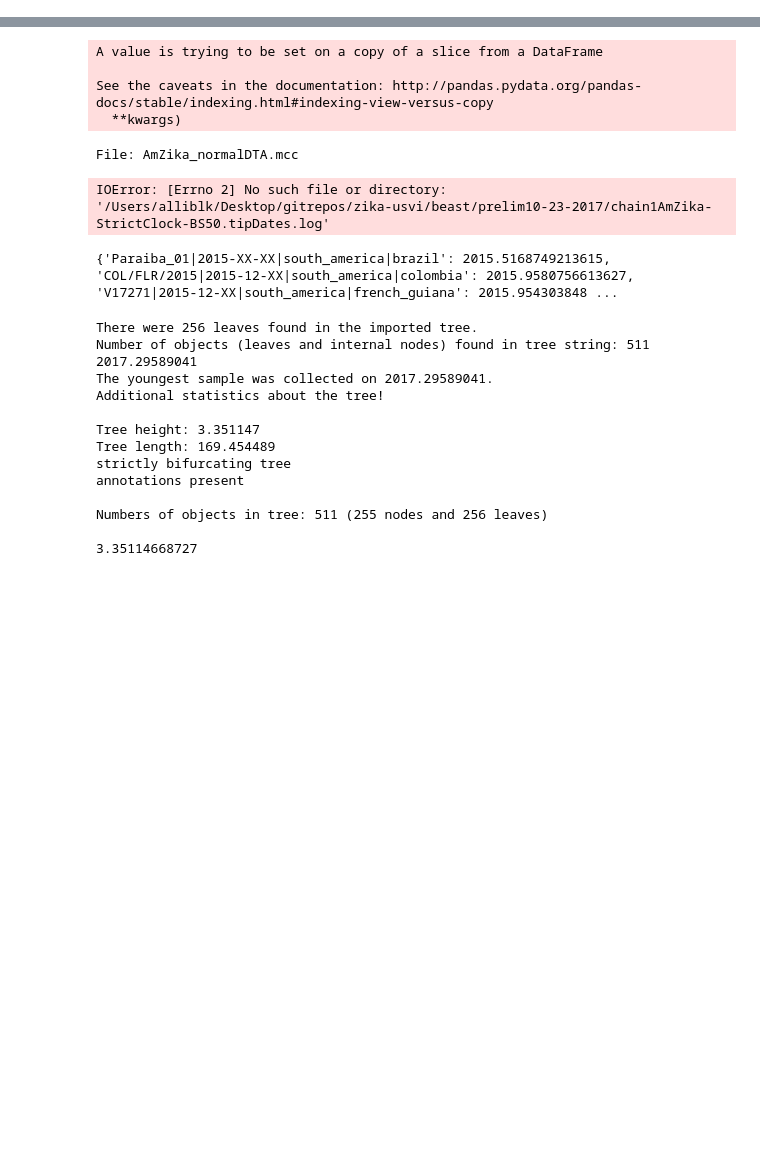
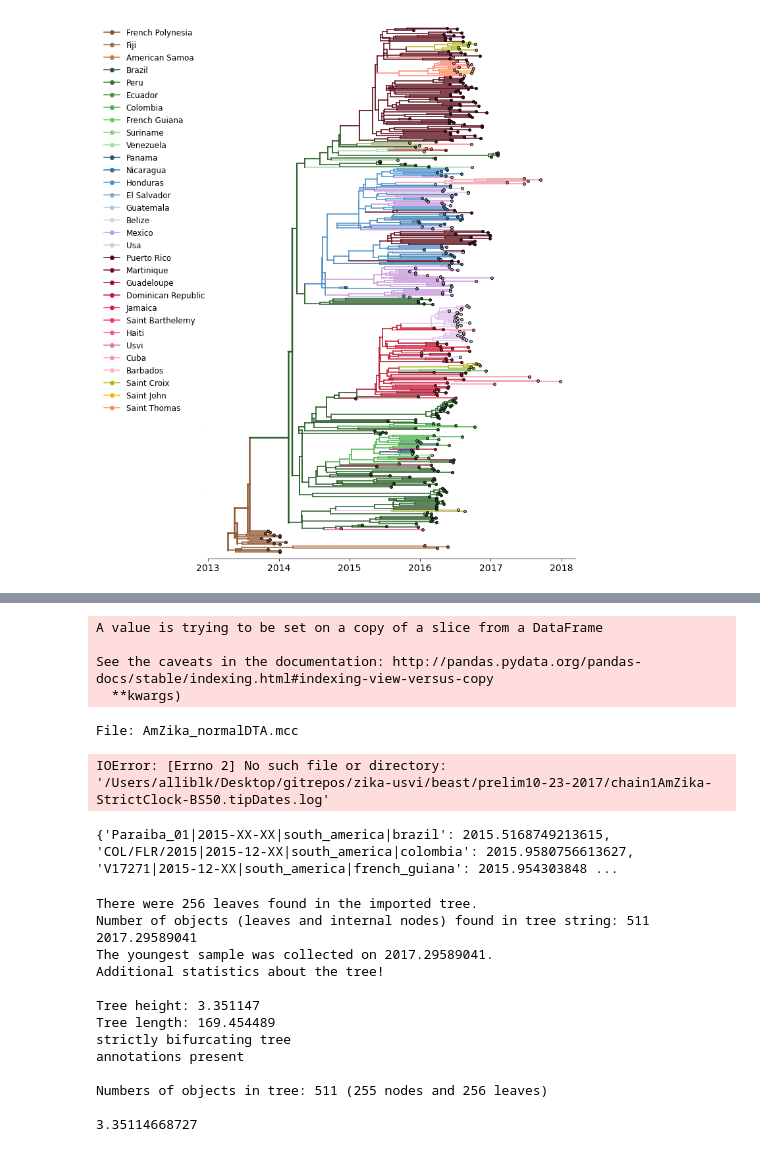
Before and after one commit to blab/zika-usvi, a Jupyter notebook: scripts/tree-plotting.ipynb, the cells around one changed output, grey strips where cells are left out. Saved outputs shown, nothing was run; the diff lists cells and outputs as text; code cells hidden in the pictures; blank space fills up the shorter version.

```diff
--- a/scripts/tree-plotting.ipynb
+++ b/scripts/tree-plotting.ipynb
@@ -59,0 +55,19 @@ def decimalDateToAxisLabel(decimalDate):
+# %%
+input_tree_path = "../beast/phylogeography/dec18-test-mcc-medianHeights.tree"
+# %%
+tree = bt.loadNexus(input_tree_path, absoluteTime=False)#absolute time set as False to allow tree read in with deciaml dates
+tree.sortBranches(descending=False)
+# %%
+#read in colors from config file, need these for plotting.
+country_colors = {}
+division_colors = {}
+
+for line in open("../config/colors.tsv", "r"):
+    if line.startswith("country"):
+        country = line.split("\t")[1]
+        hex_color = line.split("\t")[2].rstrip()
+        country_colors[country] = hex_color
+    elif line.startswith("division"):
+        division = line.split("\t")[1]
+        hex_color = line.split("\t")[2].rstrip()
+        division_colors[division] = hex_color
@@ -59,0 +77,56 @@ def decimalDateToAxisLabel(decimalDate):
+# %%
+fig,ax = plt.subplots(figsize=(10,15),facecolor='w')
+branchWidth=1.5 ## default branch width
+tipSize = 15
+s=15
+
+root_year = (2018.0492813141684 - tree.root.traits["height"])
+
+for k in tree.Objects:
+    color = division_colors[k.traits["division"]]
+
+    if k.branchType=="leaf":
+        x = k.x + root_year
+        y = k.y
+        xp = k.parent.x + root_year
+        ax.scatter(x,y,s=15, color=color, edgecolor="black",zorder=11)#plot tips
+        ax.plot([x,xp],[y,y],lw=node_branchwidth,ls='-', color=color)#plot branch leading to tip
+
+    elif k.branchType=="node":
+        number_children = len(k.leaves)
+        node_branchwidth = branchWidth + number_children*0.0025
+        y = k.y
+        if k.parent.x==None: #this is the root, and matplotlib won't plot Nones. So make x == xp (no branch)
+            x= k.x + root_year
+            xp = x
+        else:
+            x = k.x + root_year
+            xp = k.parent.x + root_year
+
+        child1_y_value = k.children[-1].y
+        child2_y_value = k.children[0].y
+
+        ax.plot([x,xp],[y,y],lw=node_branchwidth,ls='-',zorder=9, color=color)#horizontal lines between nodes
+        ax.plot([x,x],[child1_y_value,child2_y_value],lw=node_branchwidth,ls='-',zorder=9, color=color) #vertical lines at nodes
+
+#turn off unnecessary axes etc
+ax.spines['top'].set_visible(False)
+ax.spines['right'].set_visible(False)
+ax.spines['left'].set_visible(False)
+ax.tick_params(axis='y',labelsize=0,size=0)
+ax.set_ylim(-5,tree.ySpan+5)
+ax.set_xlim(2013,2018.2)
+
+#make a legend that maps division to color
+divisions_list = []
+for key in division_colors:
+    marker = mlines.Line2D(range(1), range(1), color = division_colors[key], marker='o', markerfacecolor = division_colors[key], label = key.replace("_"," ").title(), markersize = 6)
+    divisions_list.append(marker)
+
+# bbox arguments are: x, y, with 0 being furthest left and bottom
+ax.legend(handles = divisions_list, markerfirst = True, edgecolor="white", framealpha=1, bbox_to_anchor=[0.01,1],
+          prop={'size': 12}, facecolor='w')
+
+plt.show()
+# %% [output]
+[figure, added]
```
Also changed, not shown: parts of 5 cells of this notebook.
